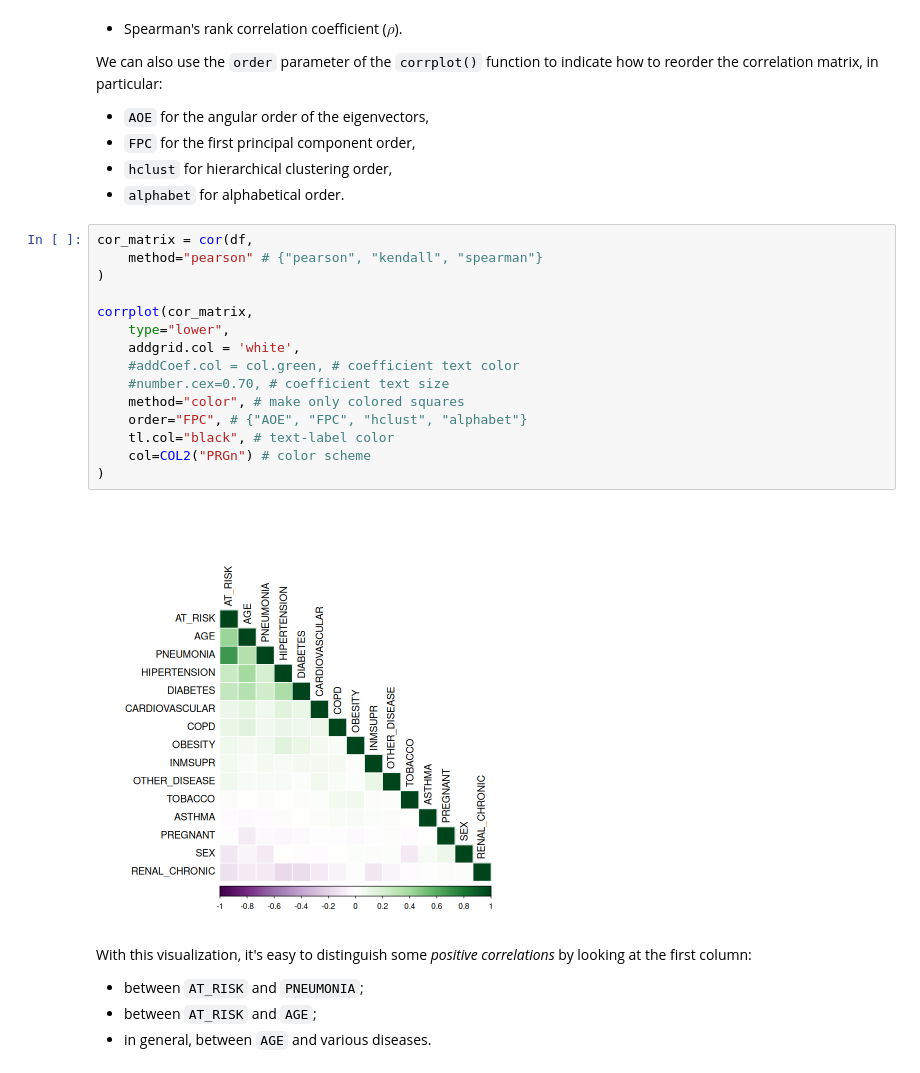
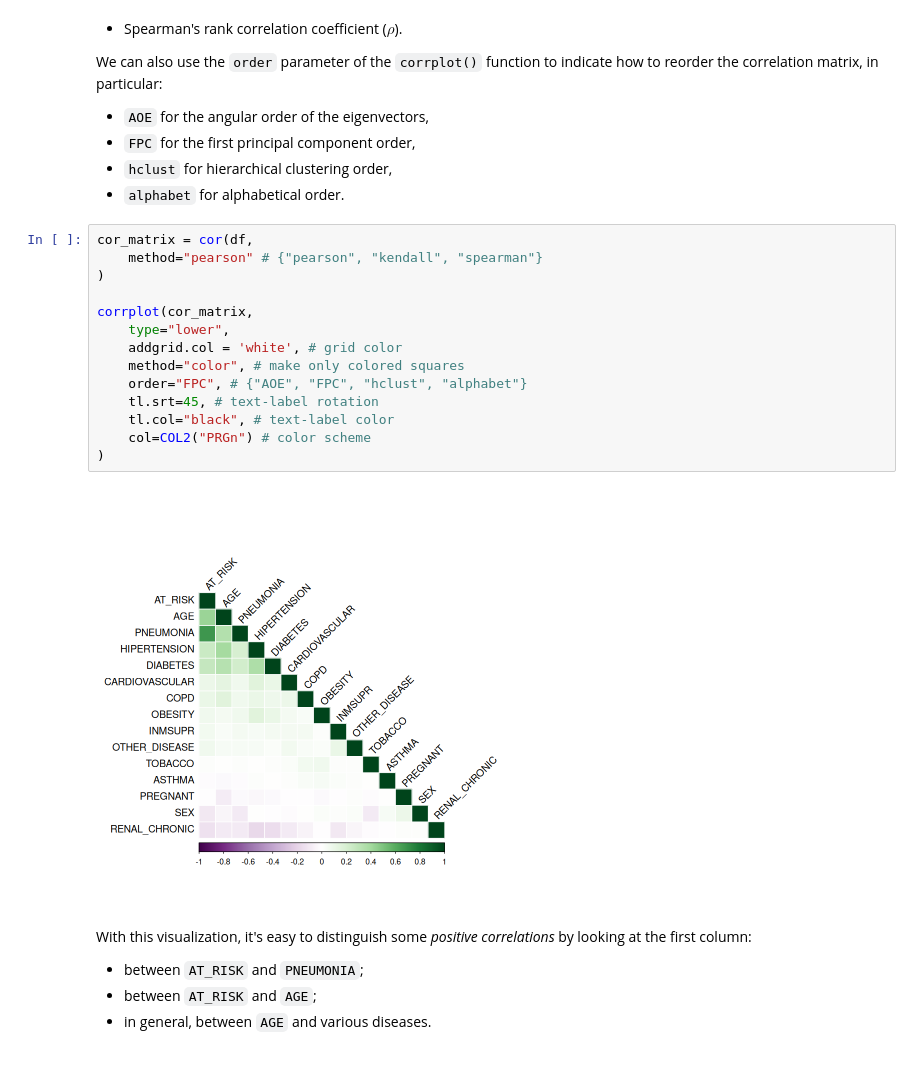
Before and after one commit to Bi-Rabittoh/covid-data-analysis, a Jupyter notebook: data-analysis.ipynb, the cells around one changed output. Saved outputs shown, nothing was run; the diff lists cells and outputs as text.

```diff
--- a/data-analysis.ipynb
+++ b/data-analysis.ipynb
@@ -328,20 +336,19 @@ We can also use the `order` parameter of the `corrplot()` function to indicate h
 # %%
 cor_matrix = cor(df,
     method="pearson" # {"pearson", "kendall", "spearman"}
 )
 
 corrplot(cor_matrix,
     type="lower",
-    addgrid.col = 'white',
-    #addCoef.col = col.green, # coefficient text color
-    #number.cex=0.70, # coefficient text size
+    addgrid.col = 'white', # grid color
     method="color", # make only colored squares
     order="FPC", # {"AOE", "FPC", "hclust", "alphabet"}
+    tl.srt=45, # text-label rotation
     tl.col="black", # text-label color
     col=COL2("PRGn") # color scheme
 )
 # %% [output]
-[figure, old version]
+[figure, new version]
 # %% [markdown]
 With this visualization, it's easy to distinguish some _positive correlations_ by looking at the first column:
 * between `AT_RISK` and `PNEUMONIA`;
```
Also changed, not shown: parts of 53 cells of this notebook.
